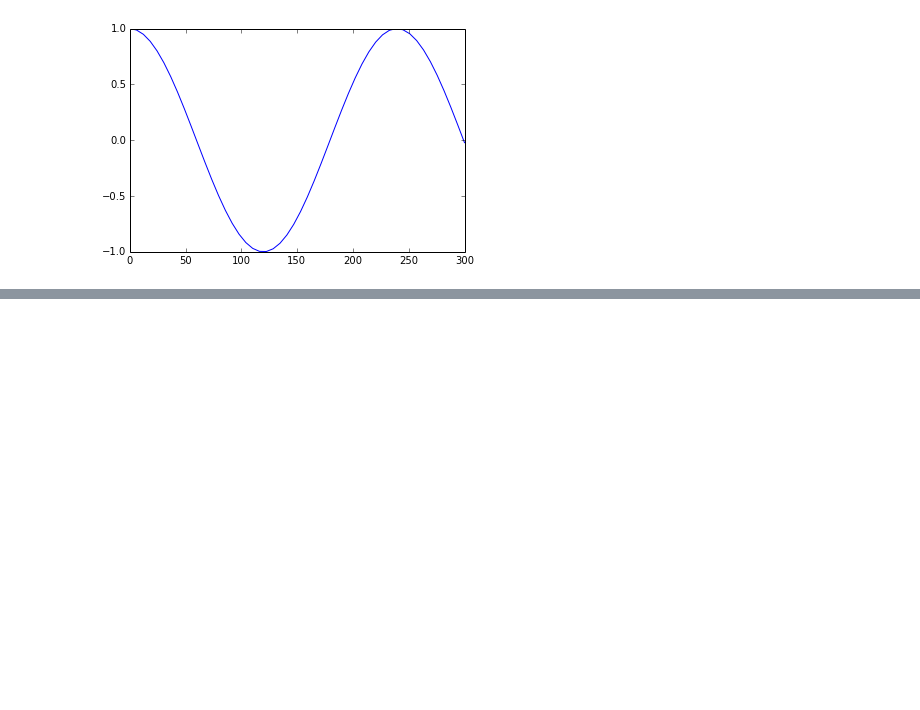
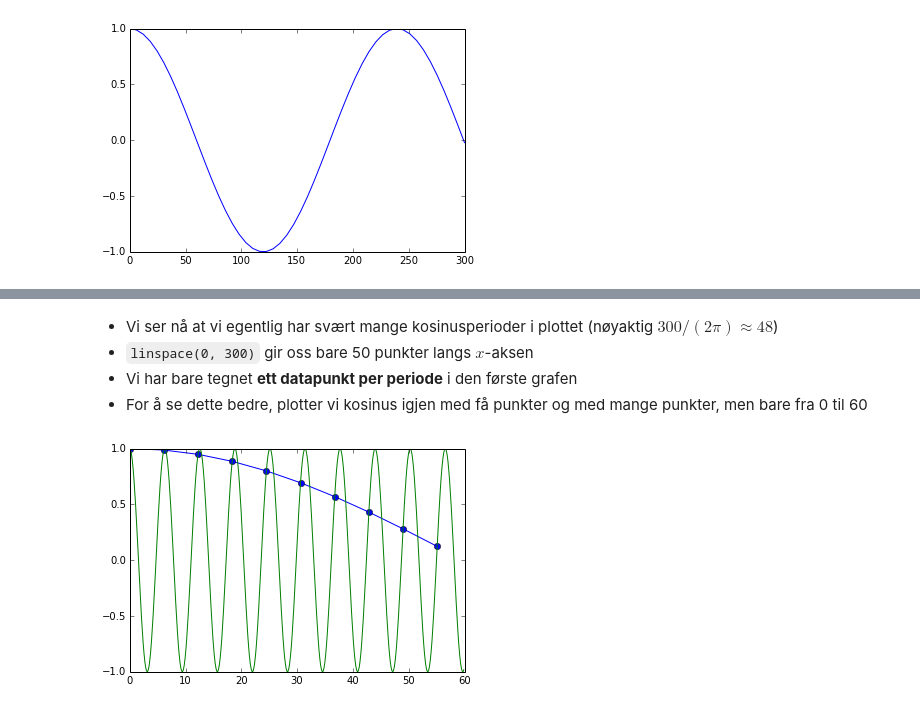
Before and after one commit to Ranmar/UMB_INF100_H13, a Jupyter notebook: Forelesninger/INF100_H13_F04.ipynb, the cells around one changed output, grey strips where cells are left out. Cells and saved outputs as stored; diff of their text form; code cells hidden in the pictures; blank space fills up the shorter version.

```diff
--- a/Forelesninger/INF100_H13_F04.ipynb
+++ b/Forelesninger/INF100_H13_F04.ipynb
@@ -773,0 +564,10 @@ print tall
+# %% [markdown]
+- Vi ser nå at vi egentlig har svært mange kosinusperioder i plottet (nøyaktig $300/(2\pi)\approx 48$)
+- `linspace(0, 300)` gir oss bare 50 punkter langs $x$-aksen
+- Vi har bare tegnet **ett datapunkt per periode** i den første grafen
+- For å se dette bedre, plotter vi kosinus igjen med få punkter og med mange punkter, men bare fra 0 til 60
+# %%
+plot(x[x<60], cos(x[x<60]), 'bo-');
+plot(xh[xh<60], cos(xh[xh<60]), 'g-');
+# %% [output]
+[figure, added]
```
Also changed, not shown: parts of 73 cells of this notebook.
